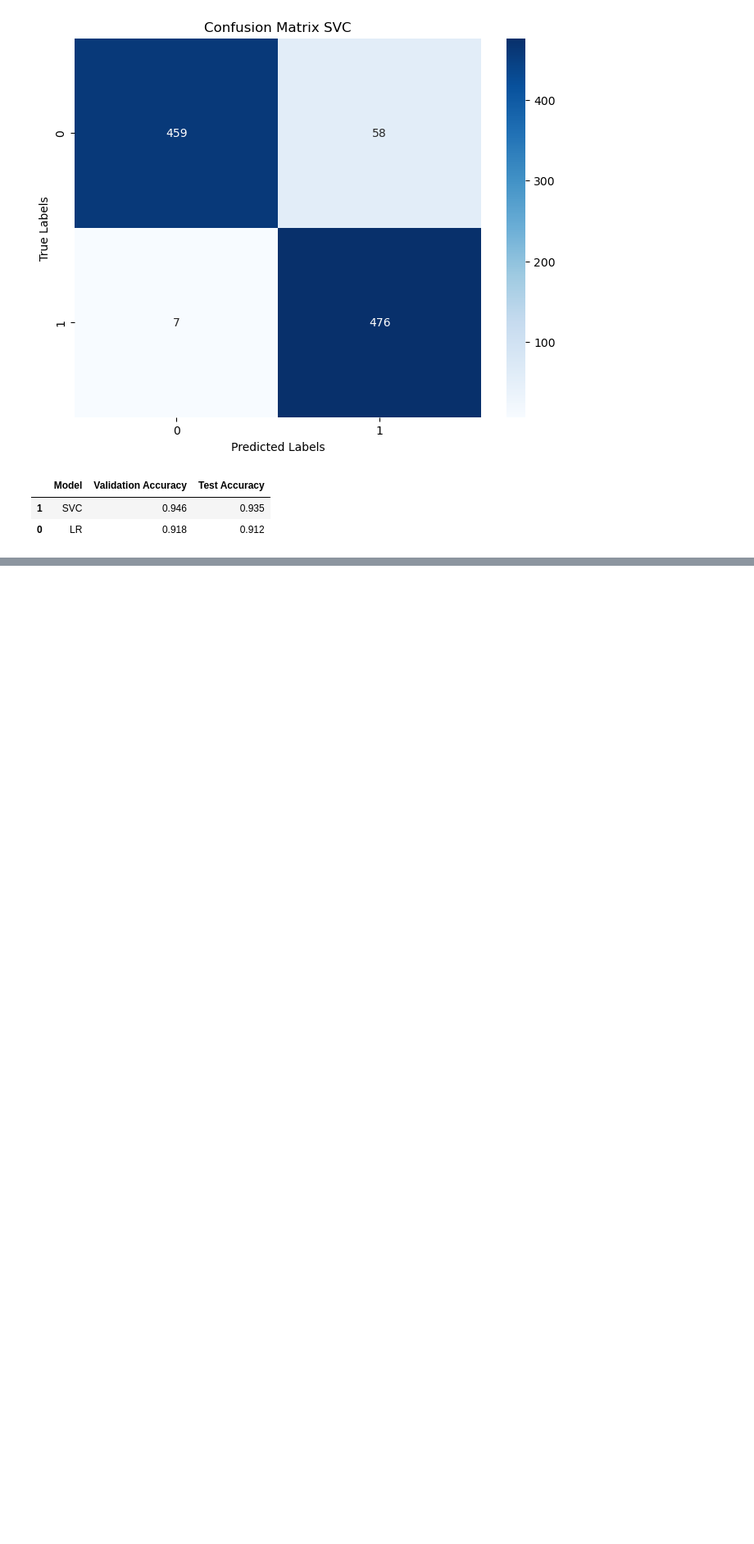
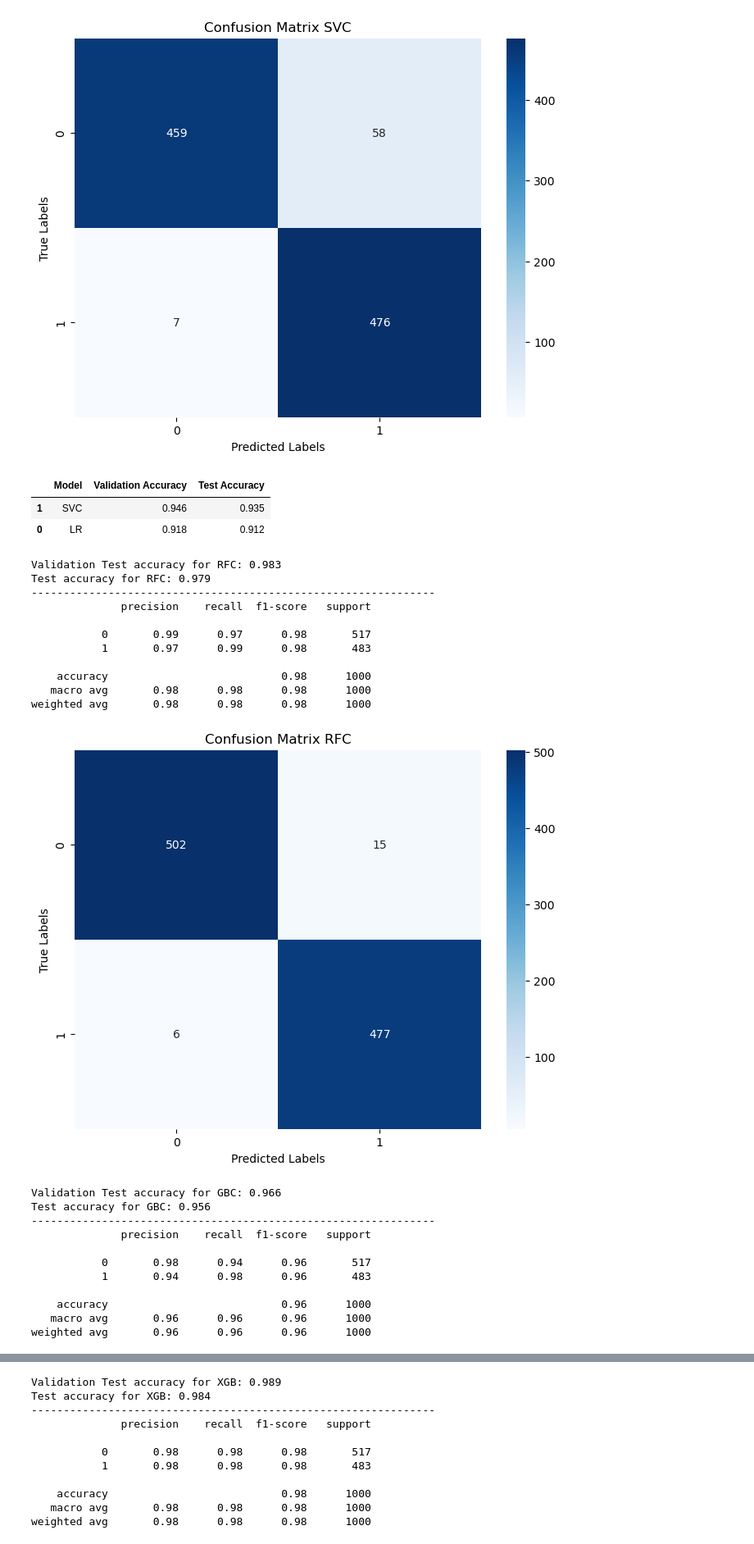
Before and after one commit to MaukanMir/Expert-Car-Classification, a Jupyter notebook: training.ipynb, the cells around one changed output, grey strips where cells are left out. Shown at 82% size. Saved outputs shown, nothing was run; the diff lists cells and outputs as text; code cells hidden in the pictures; blank space fills up the shorter version.

```diff
--- a/training.ipynb
+++ b/training.ipynb
@@ -563,3 +563,32 @@ weighted avg       0.94      0.94      0.93      1000
 |  | Model | Validation Accuracy | Test Accuracy |
 | 1 | SVC | 0.946 | 0.935 |
 | 0 | LR | 0.918 | 0.912 |
+# %%
+names = ['RFC', 'GBC', 'XGB']
+models = get_selected_models(names)
+metric = make_scorer(accuracy_score)
+test_model_predictions(names, models, X_smote, y_smote)
+# %% [output]
+Validation Test accuracy for RFC: 0.983
+Test accuracy for RFC: 0.979
+---------------------------------------------------------------
+              precision    recall  f1-score   support
+
+           0       0.99      0.97      0.98       517
+           1       0.97      0.99      0.98       483
+
+    accuracy                           0.98      1000
+   macro avg       0.98      0.98      0.98      1000
+weighted avg       0.98      0.98      0.98      1000
+[figure, added]
+Validation Test accuracy for GBC: 0.966
+Test accuracy for GBC: 0.956
+---------------------------------------------------------------
+              precision    recall  f1-score   support
+
+           0       0.98      0.94      0.96       517
+           1       0.94      0.98      0.96       483
+
+    accuracy                           0.96      1000
+   macro avg       0.96      0.96      0.96      1000
+weighted avg       0.96      0.96      0.96      1000
@@ -565,0 +596,11 @@ weighted avg       0.94      0.94      0.93      1000
+Validation Test accuracy for XGB: 0.989
+Test accuracy for XGB: 0.984
+---------------------------------------------------------------
+              precision    recall  f1-score   support
+
+           0       0.98      0.98      0.98       517
+           1       0.98      0.98      0.98       483
+
+    accuracy                           0.98      1000
+   macro avg       0.98      0.98      0.98      1000
+weighted avg       0.98      0.98      0.98      1000
```
Also changed, not shown: parts of 2 cells of this notebook.
